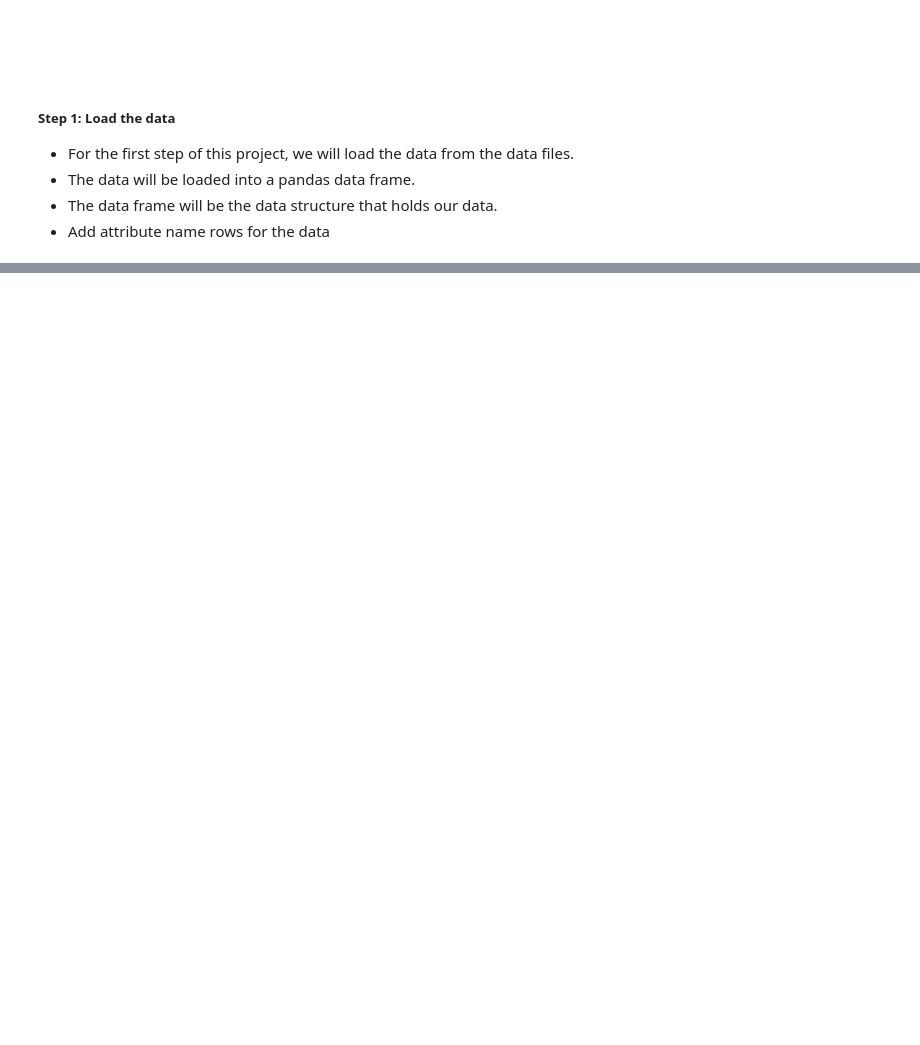
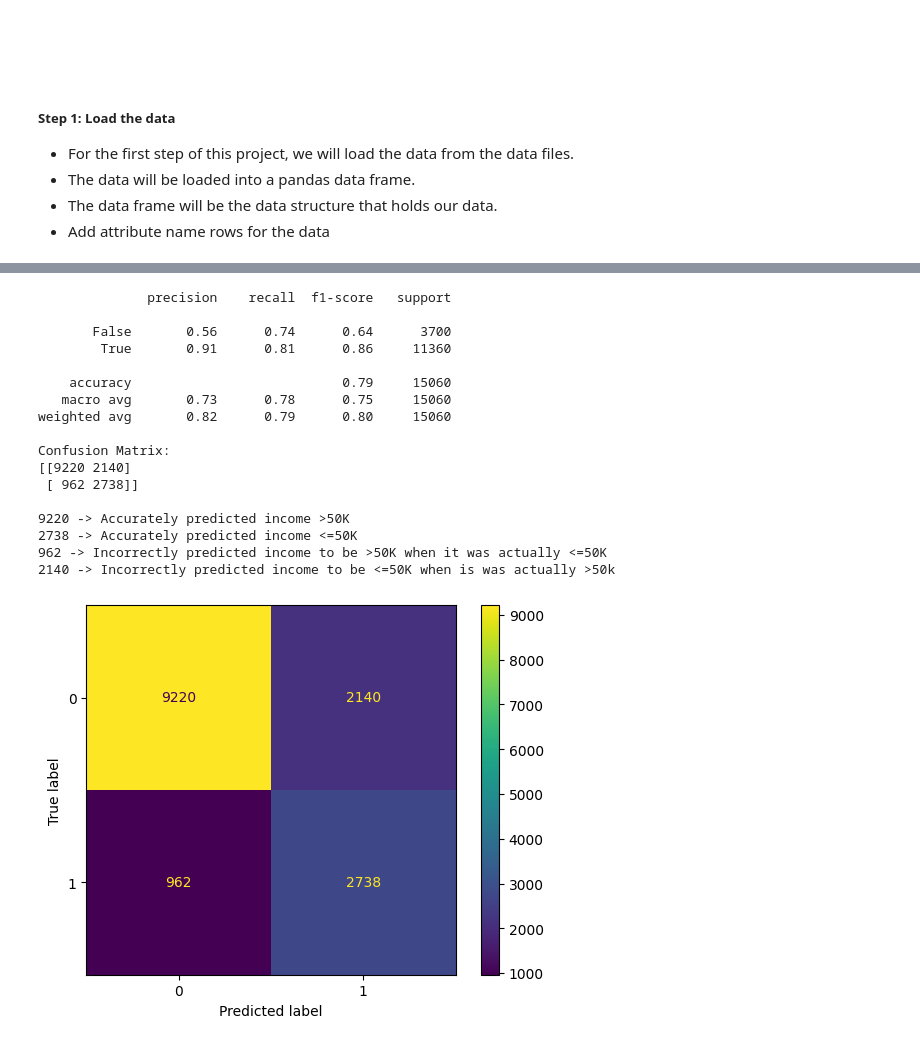
Before and after one commit to KevinCodez/data_mining_practice, a Jupyter notebook: project.ipynb, the cells around one changed output, grey strips where cells are left out. Saved outputs shown, nothing was run; the diff lists cells and outputs as text; code cells hidden in the pictures; blank space fills up the shorter version.

Commit message:
Naive Bayesian Classifier

```diff
--- a/project.ipynb
+++ b/project.ipynb
@@ -150,0 +239,63 @@ plt.show()
+# %%
+#Import MultinomialNB from Scikit learn
+from sklearn.naive_bayes import MultinomialNB
+
+# Separate the target variables in training_data
+X_train_nb = training_data.drop(columns=["class_ <=50K", "class_ >50K"])
+y_train_nb = training_data["class_ <=50K"]
+
+# Separate the target variables in test_data
+X_test_nb = test_data.drop(columns=["class_ <=50K", "class_ >50K"])
+y_test_nb = test_data["class_ <=50K"]
+
+# Add missing column and match order
+X_test_nb['native-country_ Holand-Netherlands'] = 0
+X_test_nb = X_test_nb[X_train_nb.columns]
+
+warnings.filterwarnings('ignore') # Ignore deprecation warnings
+
+#Create a Naive Bayesian Classifier and fit it to the training data
+clf = MultinomialNB()
+clf.fit(X_train_nb, y_train_nb)
+
+# Predict the targets of the test data
+y_test_prediction_nb = clf.predict(X_test_nb)
+
+# Print classification report
+print(classification_report(y_test_nb, y_test_prediction_nb))
+
+# Create confusion matrix
+cm_nb = confusion_matrix(y_test_nb, y_test_prediction_nb, labels=y_test_nb.unique())
+
+# Print the confusion matrix
+print("Confusion Matrix:")
+print(cm_nb)
+
+print("\n" + str(cm_nb[0][0])+ " -> Accurately predicted income >50K")
+print(str(cm_nb[1][1]) + " -> Accurately predicted income <=50K")
+print(str(cm_nb[1][0]) + " -> Incorrectly predicted income to be >50K when it was actually <=50K")
+print(str(cm_nb[0][1]) + " -> Incorrectly predicted income to be <=50K when is was actually >50k")
+
+# More fancy way of displaying the matrix graphically
+disp = ConfusionMatrixDisplay(confusion_matrix=cm_nb)
+disp.plot()
+plt.show()
+# %% [output]
+              precision    recall  f1-score   support
+
+       False       0.56      0.74      0.64      3700
+        True       0.91      0.81      0.86     11360
+
+    accuracy                           0.79     15060
+   macro avg       0.73      0.78      0.75     15060
+weighted avg       0.82      0.79      0.80     15060
+
+Confusion Matrix:
+[[9220 2140]
+ [ 962 2738]]
+
+9220 -> Accurately predicted income >50K
+2738 -> Accurately predicted income <=50K
+962 -> Incorrectly predicted income to be >50K when it was actually <=50K
+2140 -> Incorrectly predicted income to be <=50K when is was actually >50k
+[figure, added]
```
Also changed, not shown: parts of 11 cells of this notebook.
